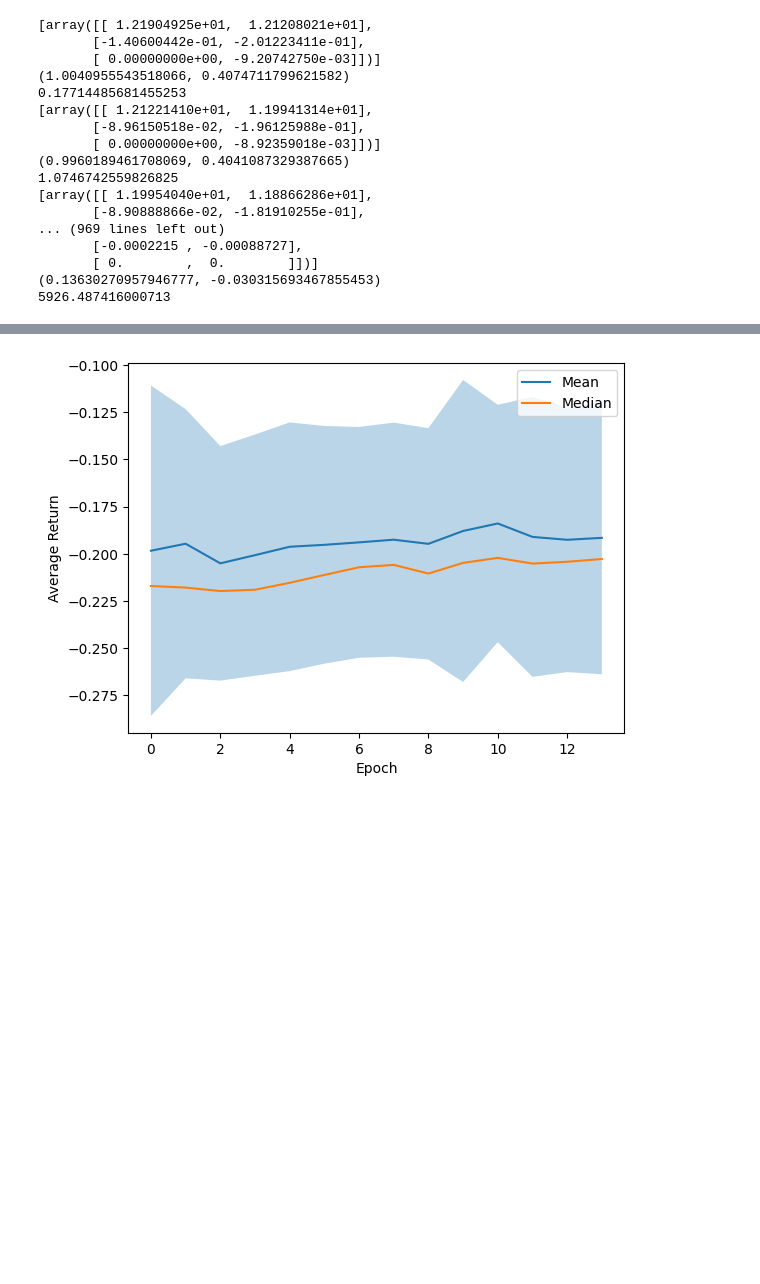
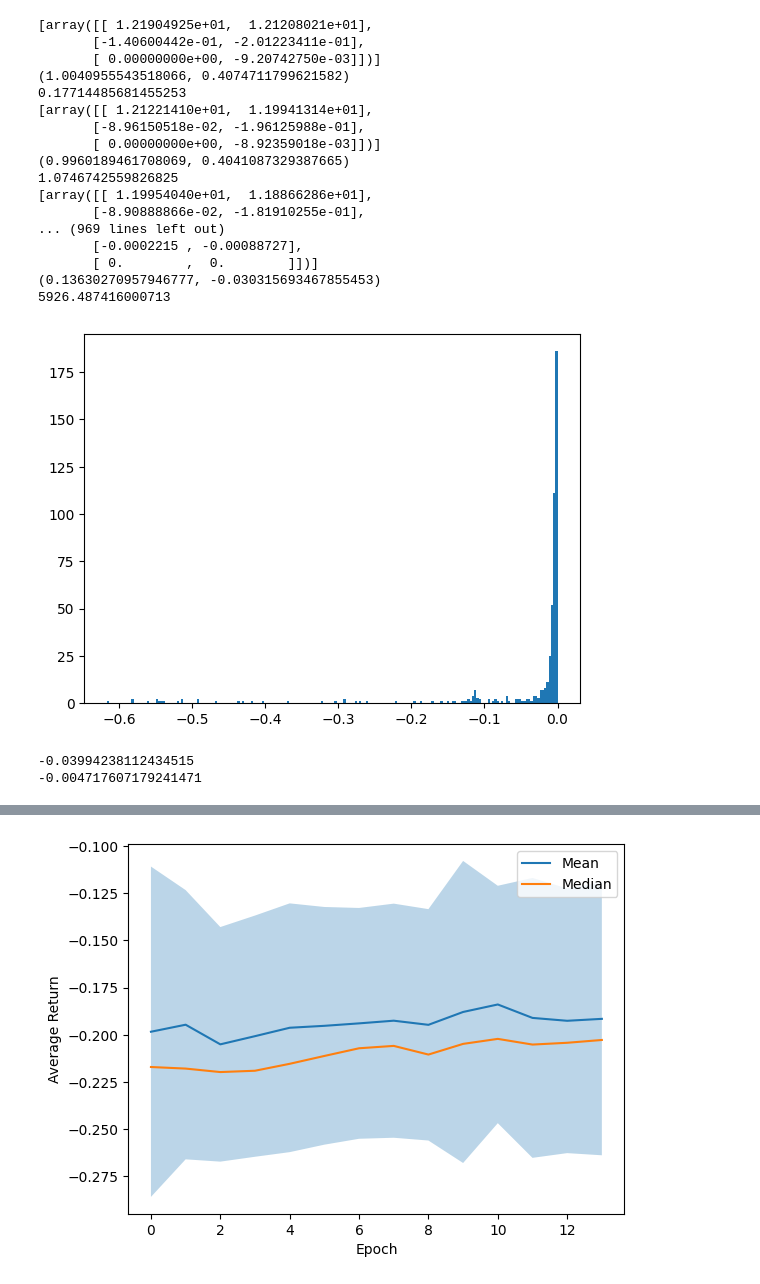
Before and after one commit to pimpale/metadrive-offline-rl-benchmark, a Jupyter notebook: waymo-idm.ipynb, the cells around one changed output, grey strips where cells are left out. Saved outputs shown, nothing was run; the diff lists cells and outputs as text; code cells hidden in the pictures; blank space fills up the shorter version.

```diff
--- a/waymo-idm.ipynb
+++ b/waymo-idm.ipynb
@@ -159,7 +160,7 @@ def run_game(env: MetaDriveEnv, policy:typing.Callable[[Observation], tuple[floa
     env.vehicle.set_position(env.vehicle.position, height=0.49)
 
     # allow car to settle
-    for _ in range(10):
+    for _ in range(1):
         env.step([0,0])
 
     # set the initial state
@@ -213,8 +212,8 @@ class PolicyNetwork(nn.Module):
 
     def forward(self, x: torch.Tensor) -> torch.distributions.MultivariateNormal:
         mu = self.idm(x)
-        # sigma is fixed at 0.1
-        sigma = 0.1*torch.ones_like(mu)
+        # sigma is fixed at 0.2
+        sigma = 0.2*torch.ones_like(mu)
         return torch.distributions.MultivariateNormal(mu, torch.diag_embed(sigma))
 
 class NNPolicy:
@@ -328,7 +339,7 @@ env = gym.make("MetaDrive-validation-v0", config={"on_continuous_line_done": Fal
 # train idm model using metadrive as the ground truth
 set_lr(policy_optimizer, 1e-5)
 TRAIN_EPOCHS = 100
-EPISODES_PER_BATCH = 256
+EPISODES_PER_BATCH = 1024
 
 # Train
 while step < TRAIN_EPOCHS:
@@ -424,3 +433,22 @@ with torch.no_grad():
        [ 0.        ,  0.        ]])]
 (0.13630270957946777, -0.030315693467855453)
 5926.487416000713
+# %%
+def null_policy(_:Observation) -> tuple[float, float]:
+    return 0, 0
+
+
+# test loss function
+do_nothing_loss = []
+for s0, s1 in dataset[:500]:
+    _, rew, _ = run_game(env, null_policy, (s0, s1))
+    do_nothing_loss.append(rew)
+
+plt.hist(do_nothing_loss, bins=200)
+plt.show()
+print("mean", np.mean(do_nothing_loss))
+print("median", np.median(do_nothing_loss))
+# %% [output]
+[figure, added]
+-0.03994238112434515
+-0.004717607179241471
```
Also changed, not shown: parts of 6 cells of this notebook, 1 other file.
